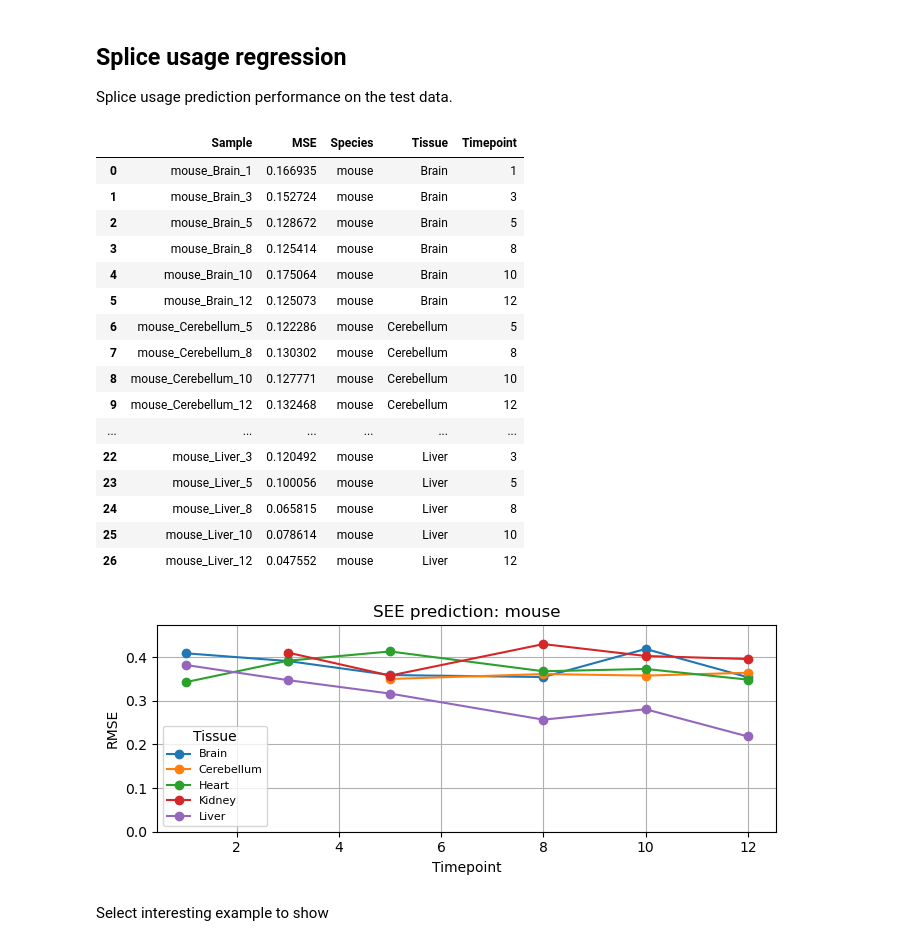
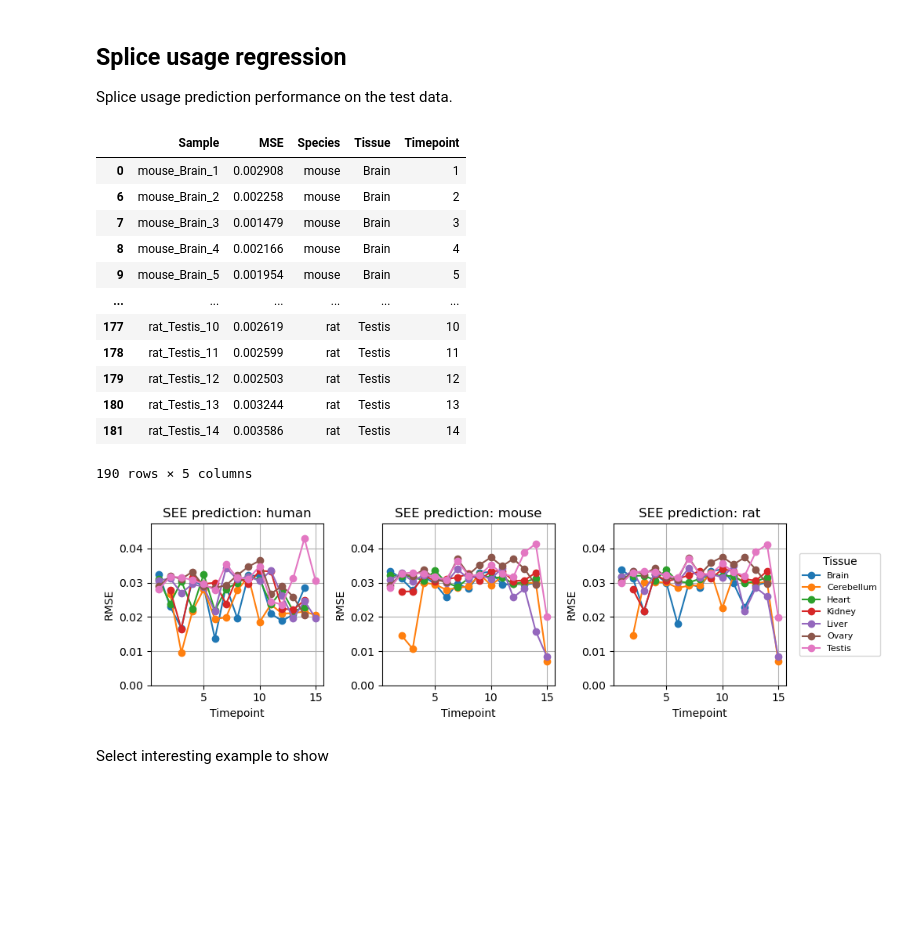
Before and after one commit to anamariaelek/splicevo, a Jupyter notebook: notebooks/model_evaluation.ipynb, the cells around one changed output. Drawn from its saved outputs; the diff is of its cells as text; code cells hidden in the pictures; blank space fills up the shorter version.

```diff
--- a/notebooks/model_evaluation.ipynb
+++ b/notebooks/model_evaluation.ipynb
@@ -132,16 +132,16 @@ for class_idx in range(3):
         linewidth=2,
         color=color
     )
-    plt.hlines(
-        y=freq, xmin=0, xmax=1,
-        colors=color, linestyles='dashed',
-        label=f'freq {label} ({freq:.3f})'
-    )
+    #plt.hlines(
+    #    y=freq, xmin=0, xmax=1,
+    #    colors=color, linestyles='dashed',
+    #    label=f'freq {label} ({freq:.3f})'
+    #)
 
 plt.xlabel("Recall", fontsize=12)
 plt.ylabel("Precision", fontsize=12)
 plt.title("Precision–Recall Curves for Splice Site Classes", fontsize=14)
-plt.legend(loc="upper right")
+plt.legend(loc="lower left")
 plt.grid(alpha=0.3)
 plt.tight_layout()
 plt.show()
@@ -541,49 +536,45 @@ mse_df.sort_values(['Species', 'Tissue', "Timepoint"], ascending=True, inplace=T
 mse_df
 # %% [output]
 |  | Sample | MSE | Species | Tissue | Timepoint |
-| 0 | mouse_Brain_1 | 0.166935 | mouse | Brain | 1 |
-| 1 | mouse_Brain_3 | 0.152724 | mouse | Brain | 3 |
-| 2 | mouse_Brain_5 | 0.128672 | mouse | Brain | 5 |
-| 3 | mouse_Brain_8 | 0.125414 | mouse | Brain | 8 |
-| 4 | mouse_Brain_10 | 0.175064 | mouse | Brain | 10 |
-| 5 | mouse_Brain_12 | 0.125073 | mouse | Brain | 12 |
-| 6 | mouse_Cerebellum_5 | 0.122286 | mouse | Cerebellum | 5 |
-| 7 | mouse_Cerebellum_8 | 0.130302 | mouse | Cerebellum | 8 |
-| 8 | mouse_Cerebellum_10 | 0.127771 | mouse | Cerebellum | 10 |
-| 9 | mouse_Cerebellum_12 | 0.132468 | mouse | Cerebellum | 12 |
+| 0 | mouse_Brain_1 | 0.002908 | mouse | Brain | 1 |
+| 6 | mouse_Brain_2 | 0.002258 | mouse | Brain | 2 |
+| 7 | mouse_Brain_3 | 0.001479 | mouse | Brain | 3 |
+| 8 | mouse_Brain_4 | 0.002166 | mouse | Brain | 4 |
+| 9 | mouse_Brain_5 | 0.001954 | mouse | Brain | 5 |
 | ... | ... | ... | ... | ... | ... |
-| 22 | mouse_Liver_3 | 0.120492 | mouse | Liver | 3 |
-| 23 | mouse_Liver_5 | 0.100056 | mouse | Liver | 5 |
-| 24 | mouse_Liver_8 | 0.065815 | mouse | Liver | 8 |
-| 25 | mouse_Liver_10 | 0.078614 | mouse | Liver | 10 |
-| 26 | mouse_Liver_12 | 0.047552 | mouse | Liver | 12 |
+| 177 | rat_Testis_10 | 0.002619 | rat | Testis | 10 |
+| 178 | rat_Testis_11 | 0.002599 | rat | Testis | 11 |
+| 179 | rat_Testis_12 | 0.002503 | rat | Testis | 12 |
+| 180 | rat_Testis_13 | 0.003244 | rat | Testis | 13 |
+| 181 | rat_Testis_14 | 0.003586 | rat | Testis | 14 |
+190 rows × 5 columns
 # %%
 import numpy as np
 
 import matplotlib.pyplot as plt
 
-plt.figure(figsize=(7, 3))
+plt.figure(figsize=(9, 3))
 species_list = mse_df['Species'].unique()
 for i, species in enumerate(species_list):
     plt.subplot(1, len(species_list), i + 1)
     for tissue in mse_df[mse_df['Species'] == species]['Tissue'].unique():
         tissue_data = mse_df[(mse_df['Species'] == species) & (mse_df['Tissue'] == tissue)]
         plt.plot(
             tissue_data['Timepoint'].astype(int),
             np.sqrt(tissue_data['MSE']),
             marker='o',
             label=tissue
         )
     plt.title(f'SEE prediction: {species}', fontsize=12)
     plt.xlabel('Timepoint', fontsize=10)
     plt.ylabel('RMSE', fontsize=10)
     plt.ylim(0, np.sqrt(mse_df['MSE']).max() * 1.1)
-    plt.legend(title='Tissue', fontsize=8)
     plt.grid()
 plt.tight_layout()
+plt.legend(title='Tissue', fontsize=8, bbox_to_anchor=(1.05, 0.5), loc='center left')
 plt.show()
 # %% [output]
-[figure, old version]
+[figure, new version]
 # %% [markdown]
 Select interesting example to show
 # %%
```
Also changed, not shown: parts of 22 cells of this notebook, 15 other files.
